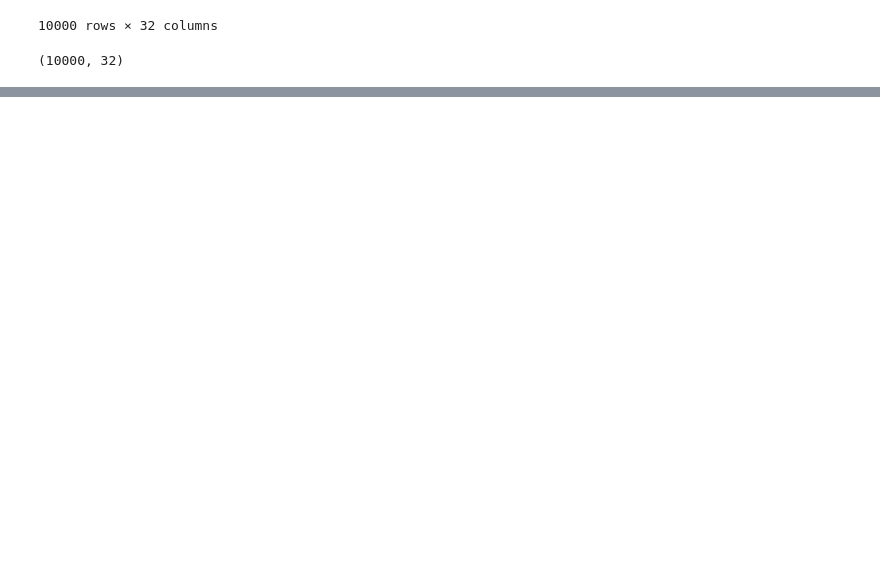
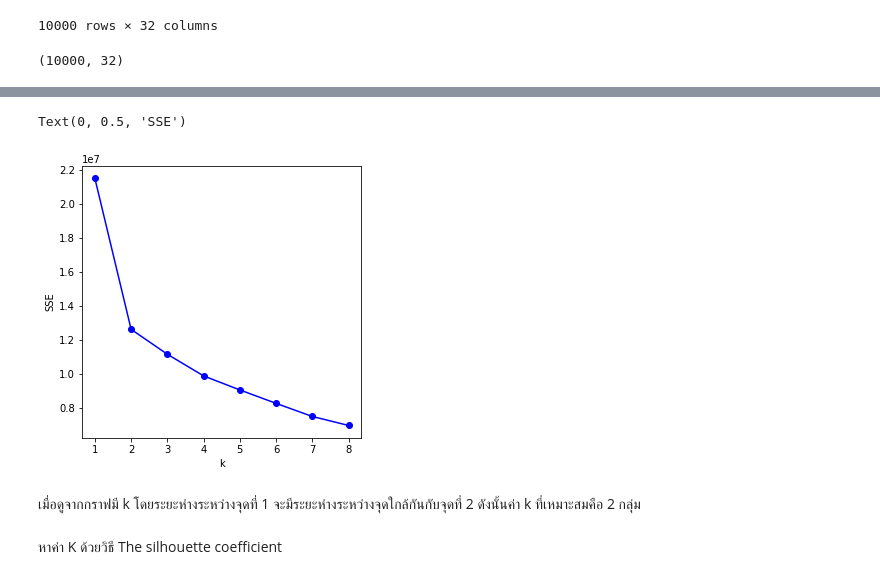
Before and after one commit to Chanunchida-May/multivariate, a Jupyter notebook: Multivariate_Exam.ipynb, the cells around one changed output, grey strips where cells are left out. Cells and saved outputs as stored; diff of their text form; code cells hidden in the pictures; blank space fills up the shorter version.

```diff
--- a/Multivariate_Exam.ipynb
+++ b/Multivariate_Exam.ipynb
@@ -63,0 +115,2 @@ Data.shape  #ใช้shapeเพื่อดูขนาดของข้อ
+# %%
+kmeans.fit(Data)
@@ -63,0 +160,7 @@ Data.shape  #ใช้shapeเพื่อดูขนาดของข้อ
+# %%
+matplotlib.rcParams['figure.figsize']=[25,25] #ใช้ขยายกราฟเพื่อดูการกระจายของข้อมูล ว่ามีการซ้อนทับกันหรือไม่
+# %%
+kmeans = KMeans(n_clusters=5) #กำหนดค่าK
+kmeans.fit(Data)
+H = kmeans.predict(Data)
+plt.scatter(new_pca[:,0],new_pca[:,1], c=H)
@@ -63,0 +182,6 @@ Data.shape  #ใช้shapeเพื่อดูขนาดของข้อ
+# %%
+SSE = list()
+for k in [1,2,3,4,5,6,7,8]:
+  kmeans = KMeans(n_clusters=k)
+  kmeans.fit(Data)
+  SSE.append(kmeans.inertia_)
@@ -63,0 +199,10 @@ Data.shape  #ใช้shapeเพื่อดูขนาดของข้อ
+# %%
+matplotlib.rcParams['figure.figsize']=[5,5] #ทำSSE มาpolt กราฟ
+plt.plot([1,2,3,4,5,6,7,8],SSE,'o-b')
+plt.xlabel('k')
+plt.ylabel('SSE')
+# %% [output]
+Text(0, 0.5, 'SSE')
+[figure, added]
+# %% [markdown]
+เมื่อดูจากกราฟมี k  โดยระยะห่างระหว่างจุดที่ 1 จะมีระยะห่างระหว่างจุดใกล้กันกับจุดที่ 2 ดังนั้นค่า k ที่เหมาะสมคือ 2 กลุ่ม
@@ -63,0 +217,2 @@ Data.shape  #ใช้shapeเพื่อดูขนาดของข้อ
+# %% [markdown]
+หาค่า K ด้วยวิธี The silhouette coefficient
```
Also changed, not shown: parts of 45 cells of this notebook.
